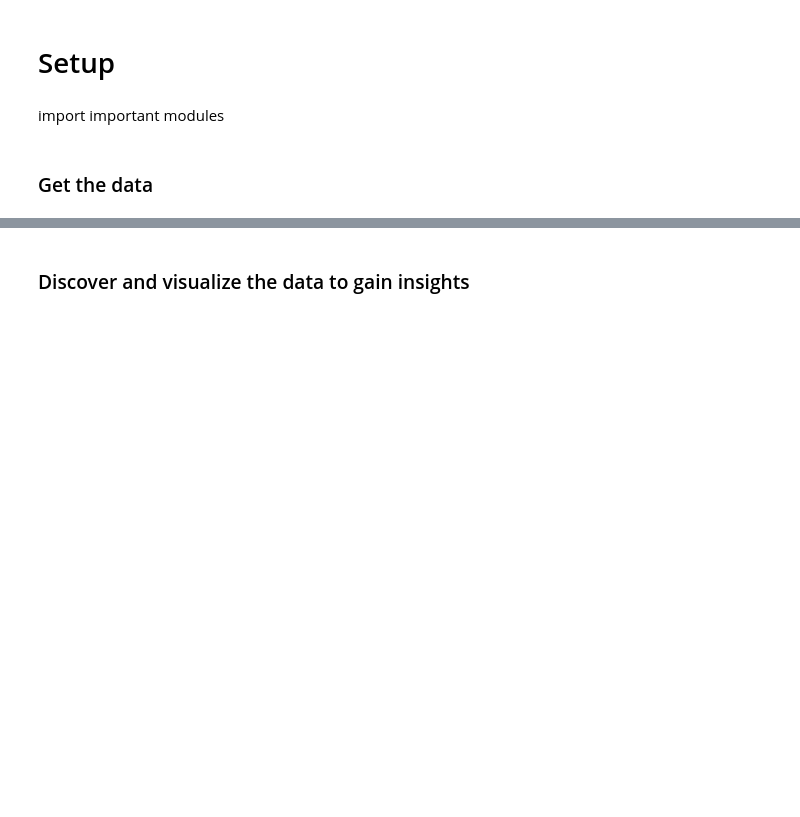
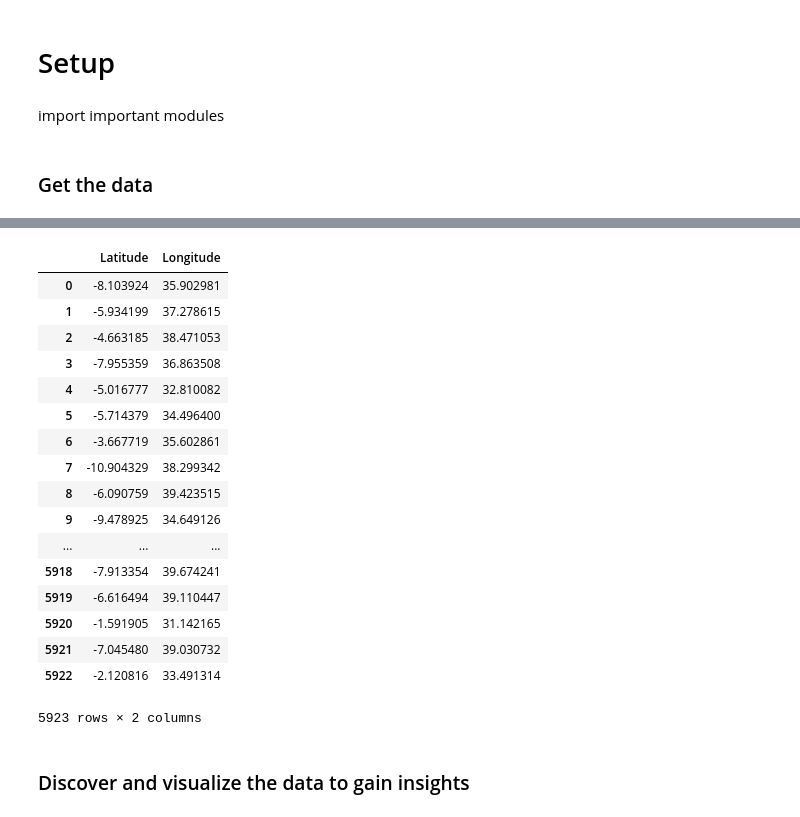
Before and after one commit to mushi2/python, a Jupyter notebook: regression_module/Regression.ipynb, the cells around one changed output, grey strips where cells are left out. Drawn from its saved outputs; the diff is of its cells as text; code cells hidden in the pictures; blank space fills up the shorter version.

```diff
--- a/regression_module/Regression.ipynb
+++ b/regression_module/Regression.ipynb
@@ -258,3 +308,24 @@ data.head()
+# %%
+data[['Latitude','Longitude']]
+# %% [output]
+|  | Latitude | Longitude |
+| 0 | -8.103924 | 35.902981 |
+| 1 | -5.934199 | 37.278615 |
+| 2 | -4.663185 | 38.471053 |
+| 3 | -7.955359 | 36.863508 |
+| 4 | -5.016777 | 32.810082 |
+| 5 | -5.714379 | 34.496400 |
+| 6 | -3.667719 | 35.602861 |
+| 7 | -10.904329 | 38.299342 |
+| 8 | -6.090759 | 39.423515 |
+| 9 | -9.478925 | 34.649126 |
+| ... | ... | ... |
+| 5918 | -7.913354 | 39.674241 |
+| 5919 | -6.616494 | 39.110447 |
+| 5920 | -1.591905 | 31.142165 |
+| 5921 | -7.045480 | 39.030732 |
+| 5922 | -2.120816 | 33.491314 |
+5923 rows × 2 columns
 # %% [markdown]
 ### Discover and visualize the data to gain insights
 # %%
```
Also changed, not shown: parts of 41 cells of this notebook, 11 other files.
